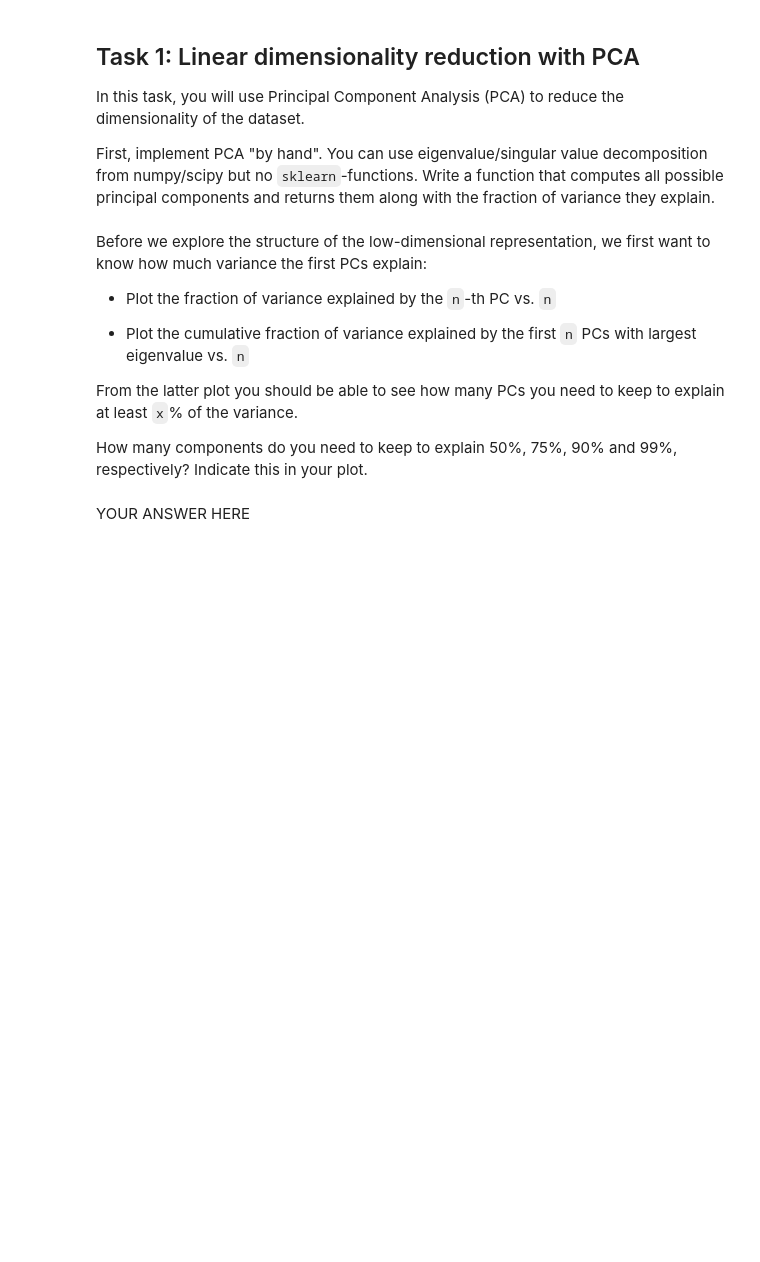
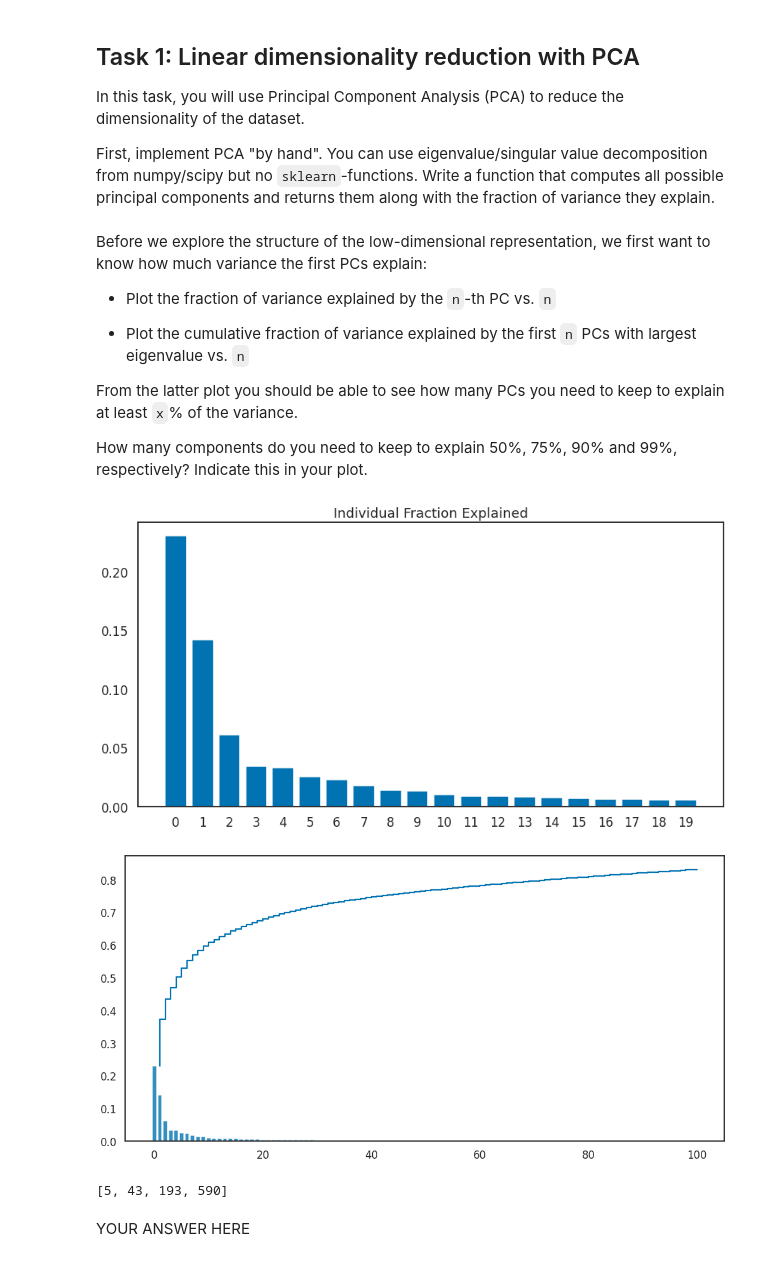
Before and after one commit to Smitpatel37/Machine-Learning-Assignments, a Jupyter notebook: Practical-5/5_pca_tsne_NAMES.ipynb, the cells around one changed output. Cells and saved outputs as stored; diff of their text form; code cells hidden in the pictures; blank space fills up the shorter version.

```diff
--- a/Practical-5/5_pca_tsne_NAMES.ipynb
+++ b/Practical-5/5_pca_tsne_NAMES.ipynb
@@ -46,6 +86,7 @@ In this task, you will use Principal Component Analysis (PCA) to reduce the dime
 First, implement PCA "by hand". You can use eigenvalue/singular value decomposition from numpy/scipy but no `sklearn`-functions. Write a function that computes all possible principal components and returns them along with the fraction of variance they explain.
 # %%
 def PCA_manual(data):
+    X = data
     '''
     Function that performs PCA on the input data
 
@@ -61,11 +102,19 @@ def PCA_manual(data):
     ###       you calculate the covariance matrix to get the principal components.                 ###
 
     # ---------------- INSERT CODE ----------------------
+    X_meaned = X - np.mean(X , axis = 0)
+    cov_mat = np.cov(X_meaned , rowvar = False)
+    eigen_values , eigen_vectors = np.linalg.eigh(cov_mat)
+    sorted_index = np.argsort(eigen_values)[::-1]
 
-
-
+    sorted_eigenvalue = eigen_values[sorted_index]
+    #similarly sort the eigenvectors
+    sorted_eigenvectors = eigen_vectors[:,sorted_index]
+    fraction_variance_explained = []
+    for i in sorted_eigenvalue:
+      fraction_variance_explained.append(i/np.sum(sorted_eigenvalue))
+    principal_components = sorted_eigenvectors
     # ---------------- END CODE -------------------------
-
     return fraction_variance_explained, principal_components
 # %%
 var_expl, PCs = PCA_manual(tasic_1k['logCPM'])
@@ -82,28 +131,47 @@ How many components do you need to keep to explain 50%, 75%, 90% and 99%, respec
 # %%
 n_PCs = len(var_expl)
 PC_ids = np.arange(1, n_PCs+1)
-
+cum_sum_exp = np.cumsum(var_expl)
 plt.figure(figsize=(14, 7))
-
-plt.subplot(121)
 
 # Plot the variance explained of the n-th PC vs. n
 # ---------------- INSERT CODE ----------------------
-
-
-
+plt.bar(range(20),var_expl[:20])
+plt.title('Individual Fraction Explained')
+plt.xticks(range(20))
+plt.show()
 # ---------------- END CODE -------------------------
-
-plt.subplot(122)
 
 # Plot the cumulative variance explained for the n PCs with highest variance explained vs. n
 # Indicate how many components you need to keep to explain 50%, 75%, 90% and 99% in the plot.
 
 # ---------------- INSERT CODE ----------------------
+plt.figure(figsize=(14,7))
 
+plt.bar(range(100),var_expl[:100],alpha=0.8)
+plt.step(range(1,101),cum_sum_exp[:100])
+plt.tight_layout()
+plt.show()
 
 
 # ---------------- END CODE -------------------------
+# %% [output]
+[figure, added]
+[figure, added]
+# %%
+def ret_index(fraction):
+  counter = 0
+  for i in range(len(cum_sum_exp)):
+    if cum_sum_exp[i] >= fraction/100:
+      break
+  return i
+fract_needed = [50,75,90,99]
+p = []
+for i in fract_needed:
+  p.append(ret_index(i)+1)
+p
+# %% [output]
+[5, 43, 193, 590]
 # %% [markdown]
 YOUR ANSWER HERE
 # %% [markdown]
```
Also changed, not shown: parts of 12 cells of this notebook.
